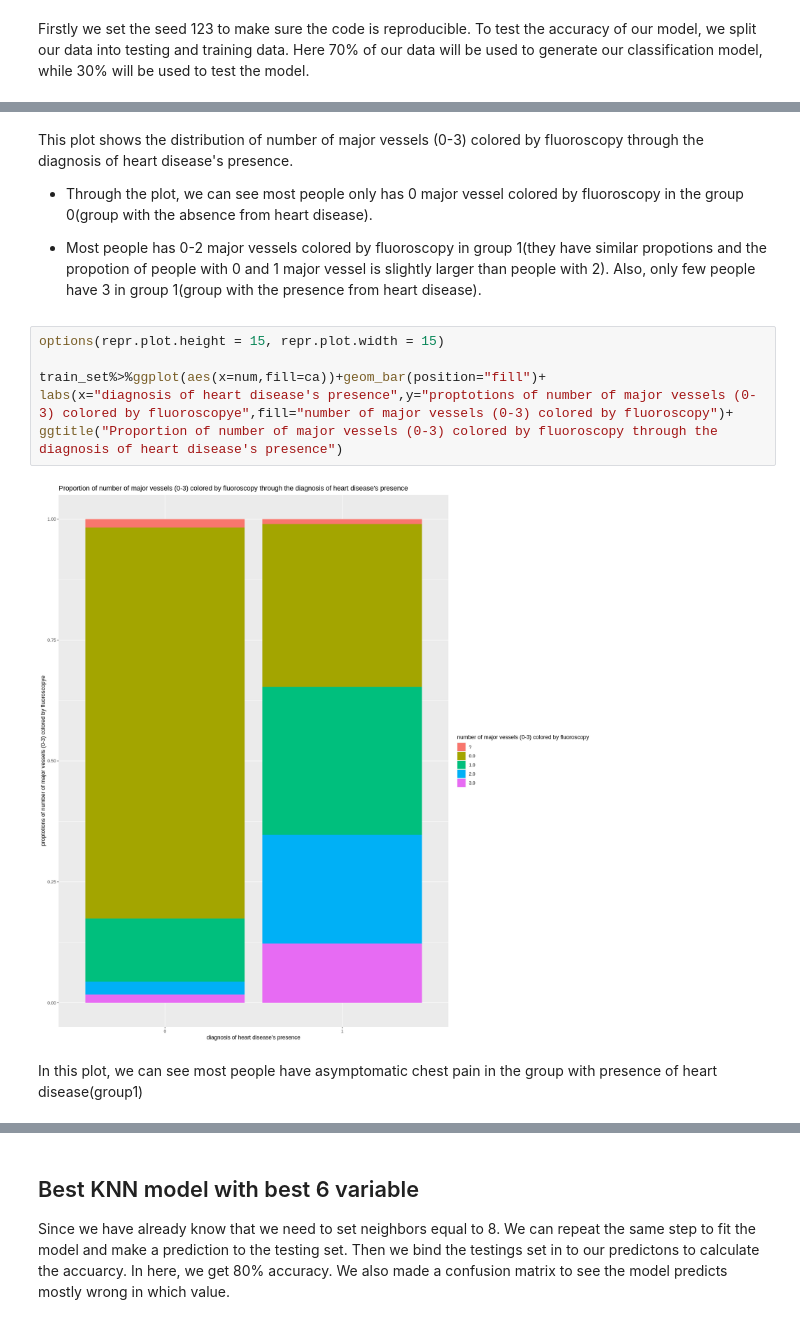
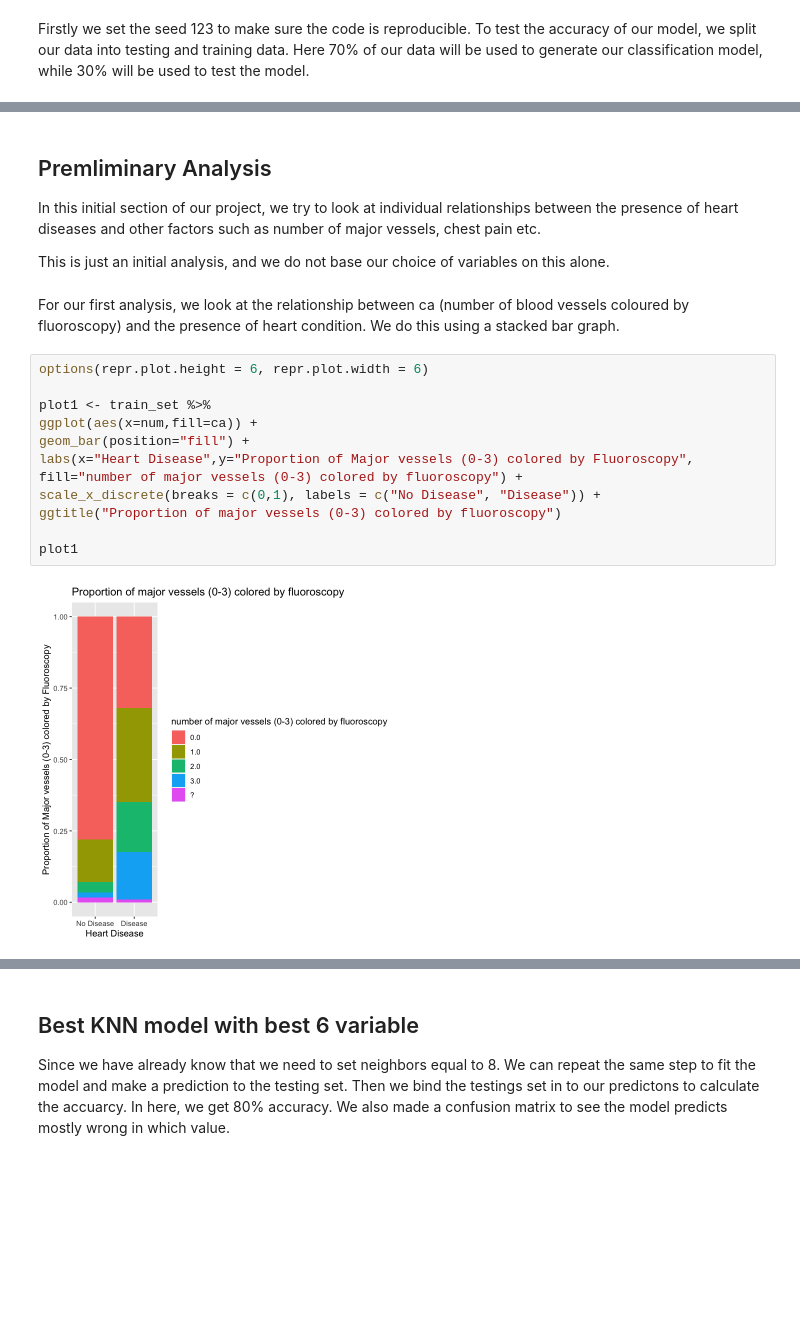
Before and after one commit to davinleong/group_project, a Jupyter notebook: project_report.ipynb, the cells around one changed output, grey strips where cells are left out. Drawn from its saved outputs; the diff is of its cells as text; blank space fills up the shorter version.

```diff
--- a/project_report.ipynb
+++ b/project_report.ipynb
@@ -100,16 +120,20 @@ A tibble: 6 × 14
-# %% [markdown]
-This plot shows the distribution of number of major vessels (0-3) colored by fluoroscopy through the diagnosis of heart disease's presence.
-
-* Through the plot, we can see most people only has 0 major vessel colored by fluoroscopy in the group 0(group with the absence from heart disease).
-
-* Most people has 0-2 major vessels colored by fluoroscopy in group 1(they have similar propotions and the propotion of people with 0 and 1 major vessel is slightly larger than people with 2). Also, only few people have 3 in group 1(group with the presence from heart disease).
+# %% [markdown]
+## Premliminary Analysis
+In this initial section of our project, we try to look at individual relationships between the presence of heart diseases and other factors such as number of major vessels, chest pain etc.
+
+This is just an initial analysis, and we do not base our choice of variables on this alone.
+# %% [markdown]
+For our first analysis, we look at the relationship between ca (number of blood vessels coloured by fluoroscopy) and the presence of heart condition. We do this using a stacked bar graph.
 # %%
-options(repr.plot.height = 15, repr.plot.width = 15)
+options(repr.plot.height = 6, repr.plot.width = 6)
 
-train_set%>%ggplot(aes(x=num,fill=ca))+geom_bar(position="fill")+
-labs(x="diagnosis of heart disease's presence",y="proptotions of number of major vessels (0-3) colored by fluoroscopye",fill="number of major vessels (0-3) colored by fluoroscopy")+
-ggtitle("Proportion of number of major vessels (0-3) colored by fluoroscopy through the diagnosis of heart disease's presence")
+plot1 <- train_set %>%
+ggplot(aes(x=num,fill=ca)) +
+geom_bar(position="fill") +
+labs(x="Heart Disease",y="Proportion of Major vessels (0-3) colored by Fluoroscopy", fill="number of major vessels (0-3) colored by fluoroscopy") +
+scale_x_discrete(breaks = c(0,1), labels = c("No Disease", "Disease")) +
+ggtitle("Proportion of major vessels (0-3) colored by fluoroscopy")
+
+plot1
 # %% [output]
-[figure, old version]
+[figure, new version]
-# %% [markdown]
-In this plot, we can see most people have asymptomatic chest pain in the group with presence of heart disease(group1)
```
Also changed, not shown: parts of 37 cells of this notebook.
